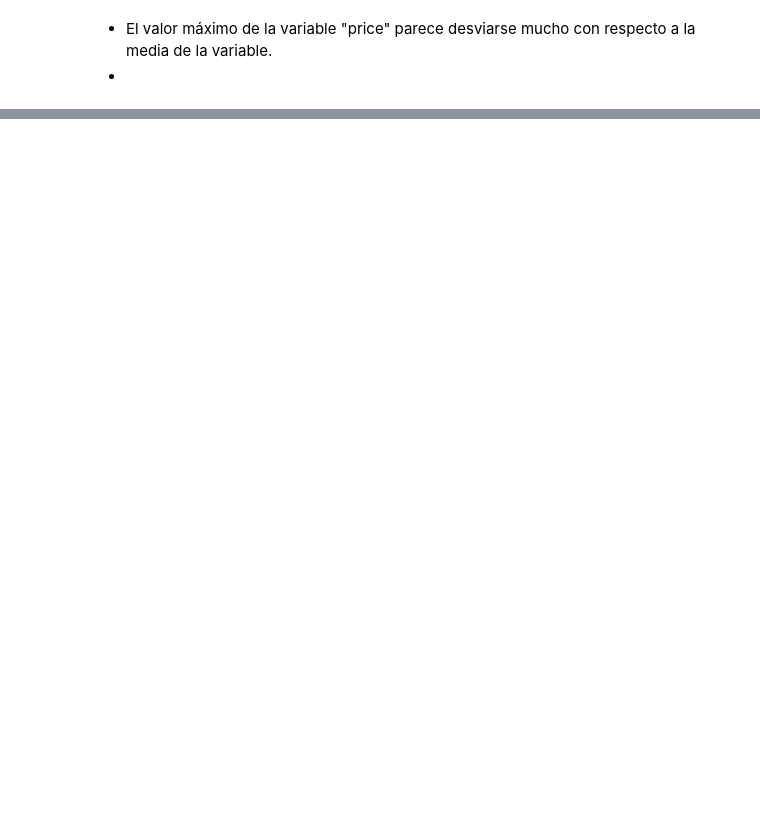
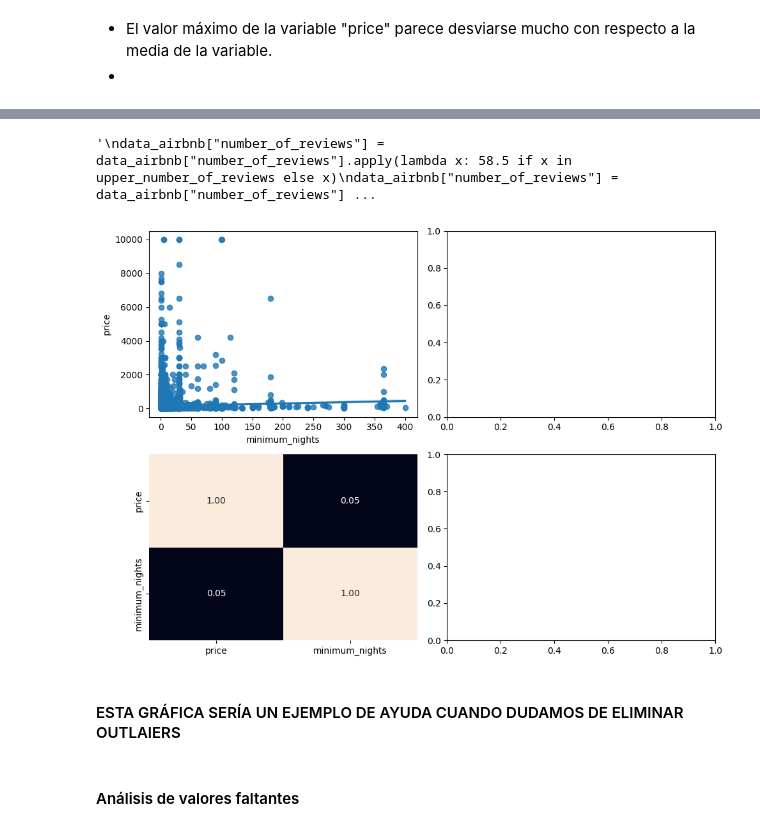
Before and after one commit to 4GeeksAcademy/machine-learning-python-template_ds_13_david_2, a Jupyter notebook: src/explore.ipynb, the cells around one changed output, grey strips where cells are left out. Saved outputs shown, nothing was run; the diff lists cells and outputs as text; code cells hidden in the pictures; blank space fills up the shorter version.

```diff
--- a/src/explore.ipynb
+++ b/src/explore.ipynb
@@ -315,0 +355,3 @@ ValueError: Could not interpret value `` for `y`. An entry with this name does n
+# %%
+# Eliminamos los valores de "minimum_nights" superiores a 999.
+data_airbnb = data_airbnb[data_airbnb["minimum_nights"] <= 999]
@@ -315,0 +385,7 @@ ValueError: Could not interpret value `` for `y`. An entry with this name does n
+# %%
+# Calculamos los valores máximos y mínimos para la variable
+upper_number_of_reviews = data_airbnb[data_airbnb["number_of_reviews"] > 58.5]
+lower_number_of_reviews = data_airbnb[data_airbnb["number_of_reviews"] < -33.5]
+
+print(upper_number_of_reviews)
+print(lower_number_of_reviews)
@@ -315,0 +427,31 @@ ValueError: Could not interpret value `` for `y`. An entry with this name does n
+# %%
+# Sustituímos los valores outlair de la variable "number_of_reviews" por sus respectivos límites superiores e inferiores.
+'''
+data_airbnb["number_of_reviews"] = data_airbnb["number_of_reviews"].apply(lambda x: 58.5 if x in upper_number_of_reviews else x)
+data_airbnb["number_of_reviews"] = data_airbnb["number_of_reviews"].apply(lambda x: -33.5 if x in lower_number_of_reviews else x)
+
+
+number_of_reviews_st = data_airbnb["number_of_reviews"].describe()
+
+number_of_reviews_st
+'''
+# EN ESTE CASO NO MODIFICAMOS ESTOS VALORES
+# %% [output]
+'\ndata_airbnb["number_of_reviews"] = data_airbnb["number_of_reviews"].apply(lambda x: 58.5 if x in upper_number_of_reviews else x)\ndata_airbnb["number_of_reviews"] = data_airbnb["number_of_reviews"] ...
+# %%
+# grafica de dispersión entre minimun_nights y price
+
+filtro = data_airbnb[data_airbnb["minimum_nights"] <= 400]
+
+
+fig, axis = plt.subplots(2, 2, figsize = (10, 7))
+sns.regplot(ax = axis[0, 0], data = filtro, x = "minimum_nights", y = "price")
+sns.heatmap(filtro[["price", "minimum_nights"]].corr(), annot = True, fmt = ".2f", ax = axis[1, 0], cbar = False)
+plt.tight_layout()
+plt.show()
+# %% [output]
+[figure, added]
+# %% [markdown]
+#### ESTA GRÁFICA SERÍA UN EJEMPLO DE AYUDA CUANDO DUDAMOS DE ELIMINAR OUTLAIERS
+# %% [markdown]
+#### Análisis de valores faltantes
```
Also changed, not shown: parts of 45 cells of this notebook.
